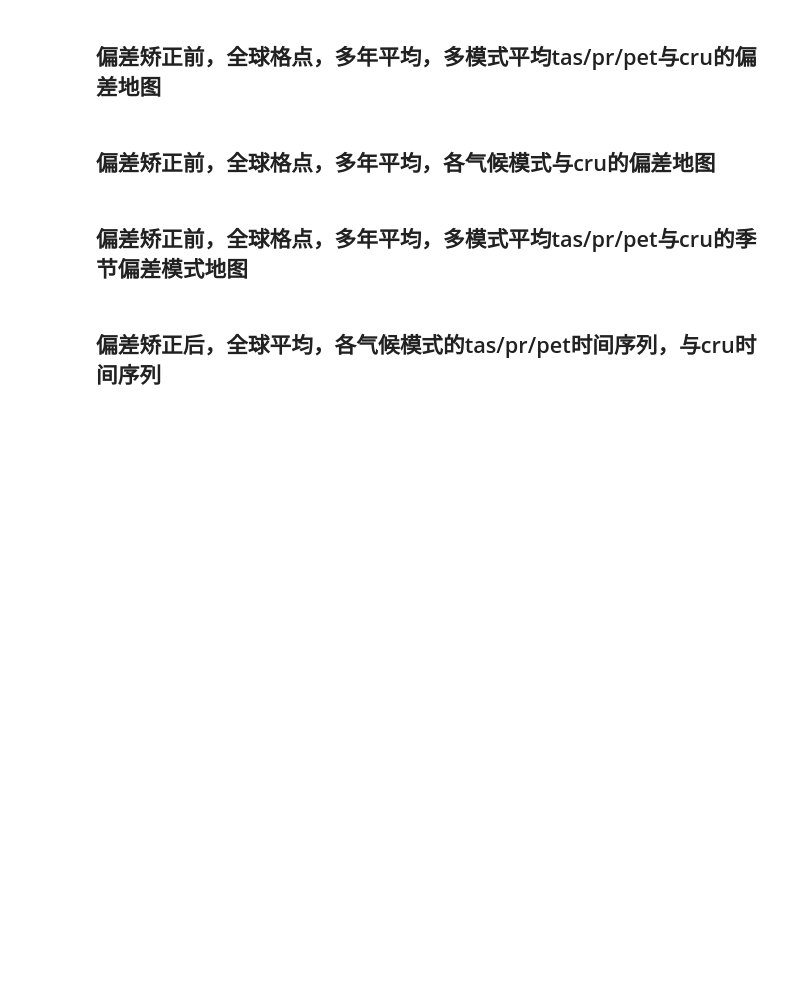
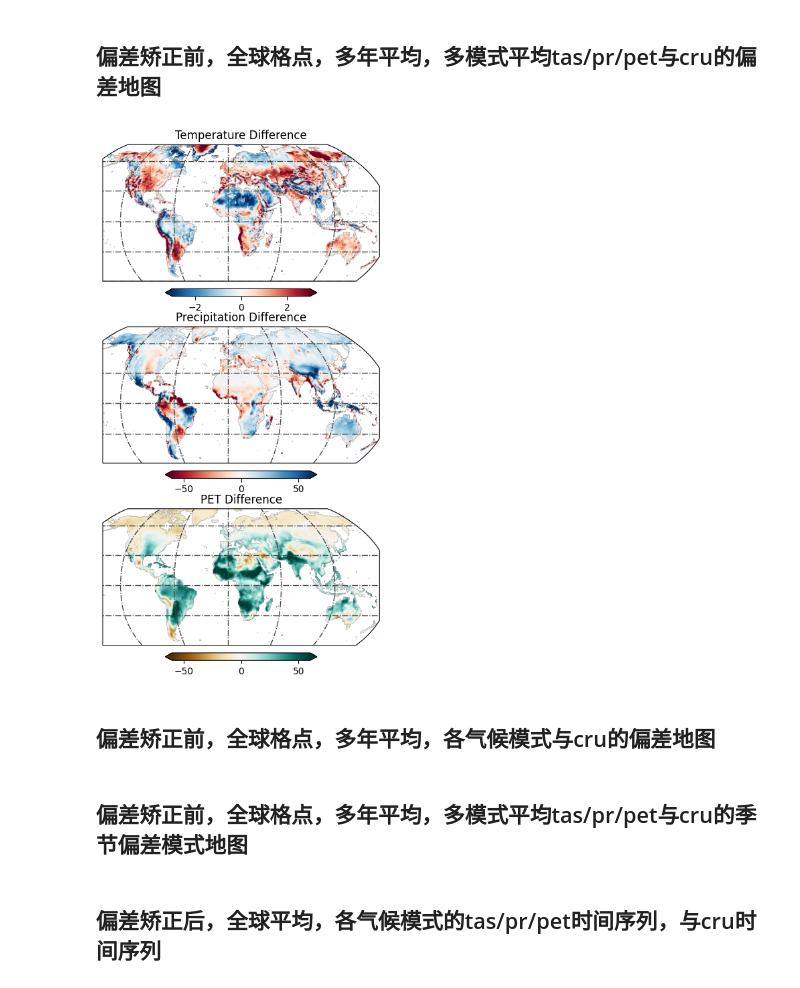
Before and after one commit to ZhongruiNing/FNRD, a Jupyter notebook: plot.ipynb, the cells around one changed output. Cells and saved outputs as stored; diff of their text form; code cells hidden in the pictures; blank space fills up the shorter version.

```diff
--- a/plot.ipynb
+++ b/plot.ipynb
@@ -3,9 +3,26 @@ import numpy as np
 import pandas as pd
 import matplotlib.pyplot as plt
 import seaborn as sns
+import cartopy.crs as ccrs
+import warnings
 
 from scipy.signal import savgol_filter
 from pygam import LinearGAM, s
+from shapely.geometry import Point
+
+projection = ccrs.Robinson()  # 使用自然地球投影方式
+extent = [-140, 170, -60, 80]  # 设置经纬度范围
+
+warnings.simplefilter("ignore")  # 忽略警告信息
+# %%
+def plot_stretch_map(ax, data, title, vmin, vmax, cmap='Blues', extend=None, log_axis=False):
+    ax.set_extent(extent, crs=ccrs.PlateCarree())
+    cmap = plt.get_cmap(cmap)
+    img = ax.imshow(data, transform=ccrs.PlateCarree(), cmap=cmap, vmin=vmin, vmax=vmax)
+    ax.set_title(title, fontsize=12)
+    ax.gridlines(xlocs=range(-180, 181, 60), ylocs=range(-60, 91, 30), linestyle='-.', color='#474747', linewidth=1)
+    cbar = plt.colorbar(img, ax=ax, orientation='horizontal', pad=0.05, fraction=0.05, extend=extend)
+    cbar.ax.tick_params(labelsize=10)
 # %% [markdown]
 # 绘制GCM评估结果
 # %% [markdown]
@@ -13,5 +78,29 @@ from pygam import LinearGAM, s
 # %% [markdown]
 ## 偏差矫正前，全球格点，多年平均，多模式平均tas/pr/pet与cru的偏差地图
+# %%
+cru_pr  = np.load("../../2025_04_Params_Transplant/Data/forcing/pr_cru_1901_2022.npy", mmap_mode='r')
+cru_tas = np.load("../../2025_04_Params_Transplant/Data/forcing/tas_cru_1901_2022.npy", mmap_mode='r')
+cru_pet = np.load("../../2025_04_Params_Transplant/Data/forcing/pet_cru_1901_2022.npy", mmap_mode='r')
+
+cru_pr  = cru_pr[600:1368].astype(np.float32) # 1951-2014
+cru_tas = cru_tas[600:1368].astype(np.float32) # 1951-2014
+cru_pet = cru_pet[600:1368].astype(np.float32) # 1951-2014
+
+gcm_pr  = np.load("../data/mme/pr_ds/pr_historical_ds_mme.npy", mmap_mode='r')
+gcm_tas = np.load("../data/mme/tas_ds/tas_historical_ds_mme.npy", mmap_mode='r')
+gcm_pet = np.load("../data/mme/pet_ds/pet_historical_ds_mme.npy", mmap_mode='r')
+
+gcm_pr  = gcm_pr[1212:1980].astype(np.float32)
+gcm_tas = gcm_tas[1212:1980].astype(np.float32)
+gcm_pet = gcm_pet[1212:1980].astype(np.float32)
+# %%
+fig, ax = plt.subplots(3, 1, figsize=(8, 10), subplot_kw={'projection': projection})
+plot_stretch_map(ax[0], np.nanmean(gcm_tas - cru_tas, axis=0), 'Temperature Difference', -3, 3, cmap='RdBu_r', extend='both')
+plot_stretch_map(ax[1], np.nanmean(gcm_pr - cru_pr, axis=0), 'Precipitation Difference', -60, 60, cmap='RdBu', extend='both')
+plot_stretch_map(ax[2], np.nanmean(gcm_pet - cru_pet, axis=0), 'PET Difference', -60, 60, cmap='BrBG', extend='both')
+plt.savefig("../images/gcm_assessment_bc/global_historical_mean_difference_ds.pdf")
+# %% [output]
+[figure, added]
 # %% [markdown]
 ## 偏差矫正前，全球格点，多年平均，各气候模式与cru的偏差地图
 # %% [markdown]
```
Also changed, not shown: parts of 7 cells of this notebook, 2 other files.
